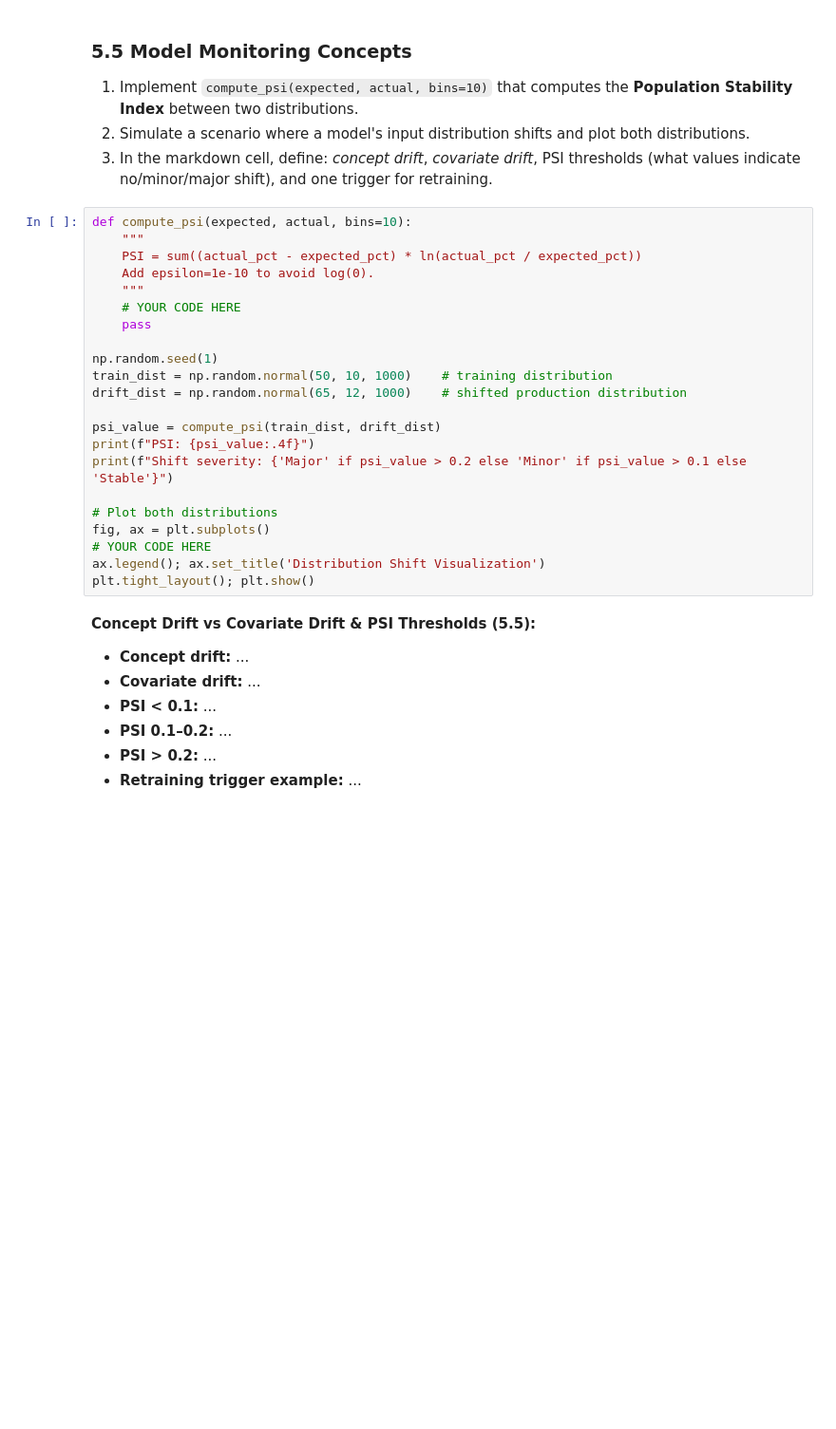
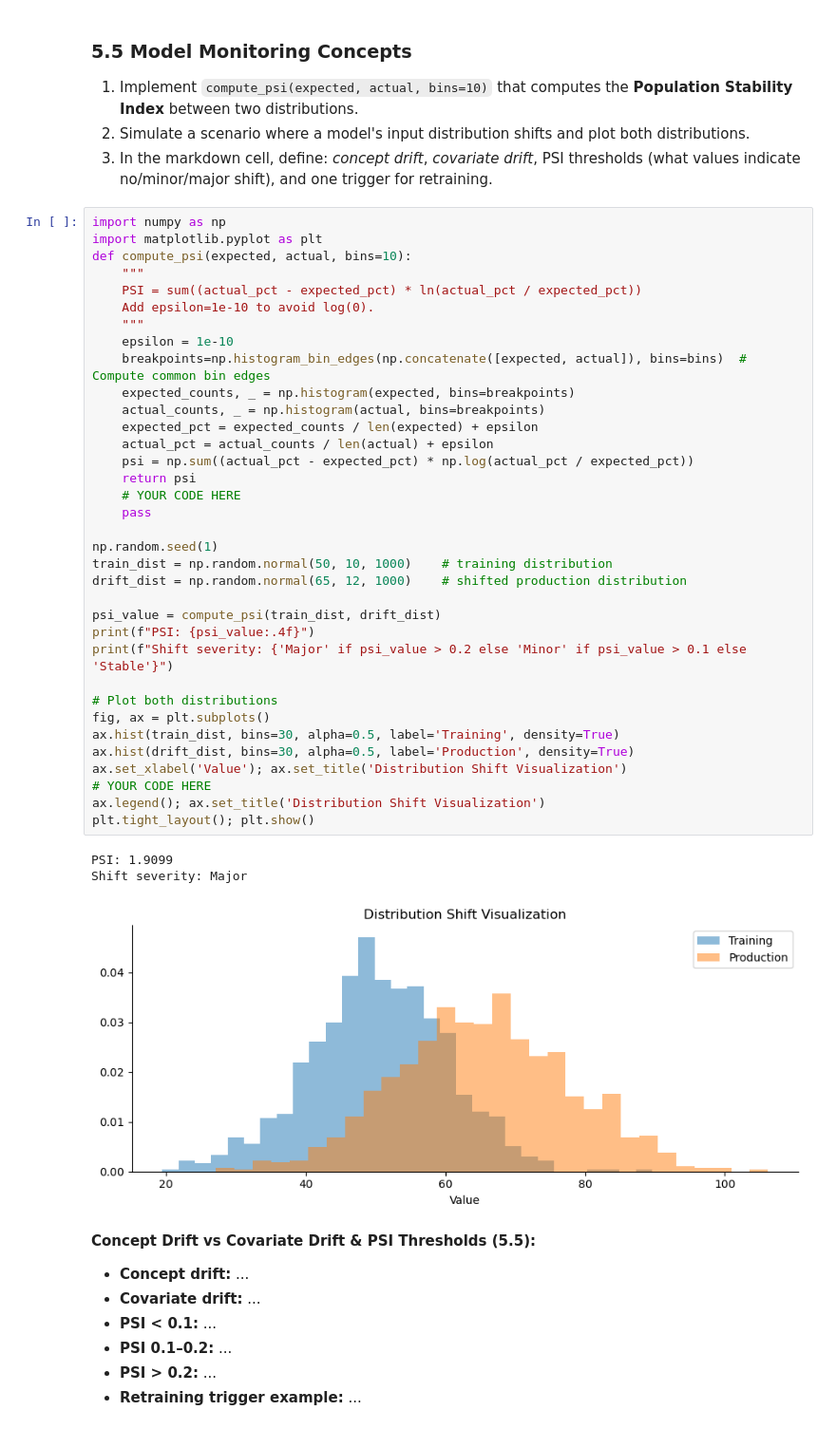
Before and after one commit to Venkateshgoud18/week1_assignment, a Jupyter notebook: week1_assignment.ipynb, the cells around one changed output. Shown at 95% size. Saved outputs shown, nothing was run; the diff lists cells and outputs as text; blank space fills up the shorter version.

```diff
--- a/week1_assignment.ipynb
+++ b/week1_assignment.ipynb
@@ -627,27 +717,44 @@ print(f"\nAfter differencing — p-value: {adf_diff[1]:.4f}, Stationary? {adf_di
 2. Simulate a scenario where a model's input distribution shifts and plot both distributions.
 3. In the markdown cell, define: *concept drift*, *covariate drift*, PSI thresholds (what values indicate no/minor/major shift), and one trigger for retraining.
 # %%
+import numpy as np
+import matplotlib.pyplot as plt
 def compute_psi(expected, actual, bins=10):
     """
     PSI = sum((actual_pct - expected_pct) * ln(actual_pct / expected_pct))
     Add epsilon=1e-10 to avoid log(0).
     """
+    epsilon = 1e-10
+    breakpoints=np.histogram_bin_edges(np.concatenate([expected, actual]), bins=bins)  # Compute common bin edges
+    expected_counts, _ = np.histogram(expected, bins=breakpoints)
+    actual_counts, _ = np.histogram(actual, bins=breakpoints)
+    expected_pct = expected_counts / len(expected) + epsilon
+    actual_pct = actual_counts / len(actual) + epsilon
+    psi = np.sum((actual_pct - expected_pct) * np.log(actual_pct / expected_pct))
+    return psi
     # YOUR CODE HERE
     pass
 
 np.random.seed(1)
 train_dist = np.random.normal(50, 10, 1000)    # training distribution
 drift_dist = np.random.normal(65, 12, 1000)    # shifted production distribution
 
 psi_value = compute_psi(train_dist, drift_dist)
 print(f"PSI: {psi_value:.4f}")
 print(f"Shift severity: {'Major' if psi_value > 0.2 else 'Minor' if psi_value > 0.1 else 'Stable'}")
 
 # Plot both distributions
 fig, ax = plt.subplots()
+ax.hist(train_dist, bins=30, alpha=0.5, label='Training', density=True)
+ax.hist(drift_dist, bins=30, alpha=0.5, label='Production', density=True)
+ax.set_xlabel('Value'); ax.set_title('Distribution Shift Visualization')
 # YOUR CODE HERE
 ax.legend(); ax.set_title('Distribution Shift Visualization')
 plt.tight_layout(); plt.show()
+# %% [output]
+PSI: 1.9099
+Shift severity: Major
+[figure, added]
 # %% [markdown]
 **Concept Drift vs Covariate Drift & PSI Thresholds (5.5):**
 
```
Also changed, not shown: parts of 12 cells of this notebook.
